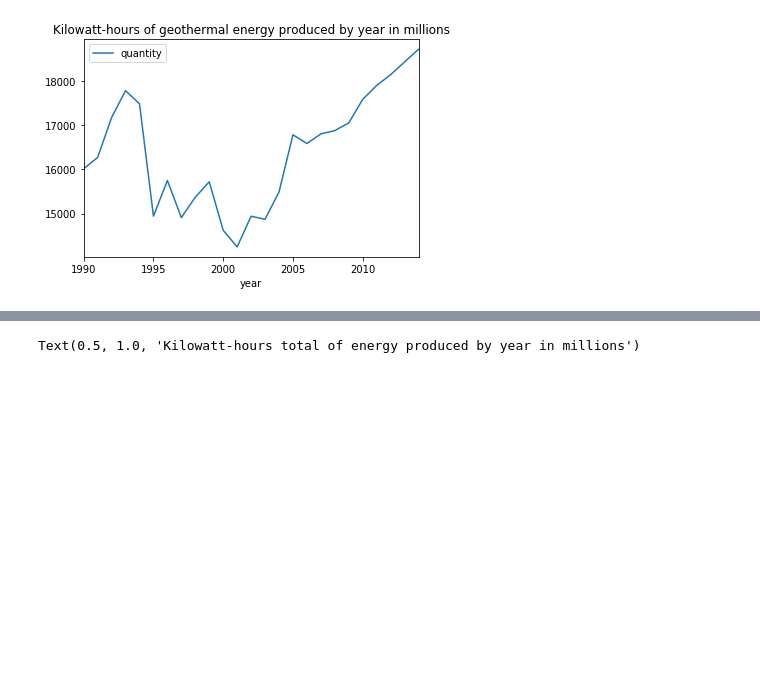
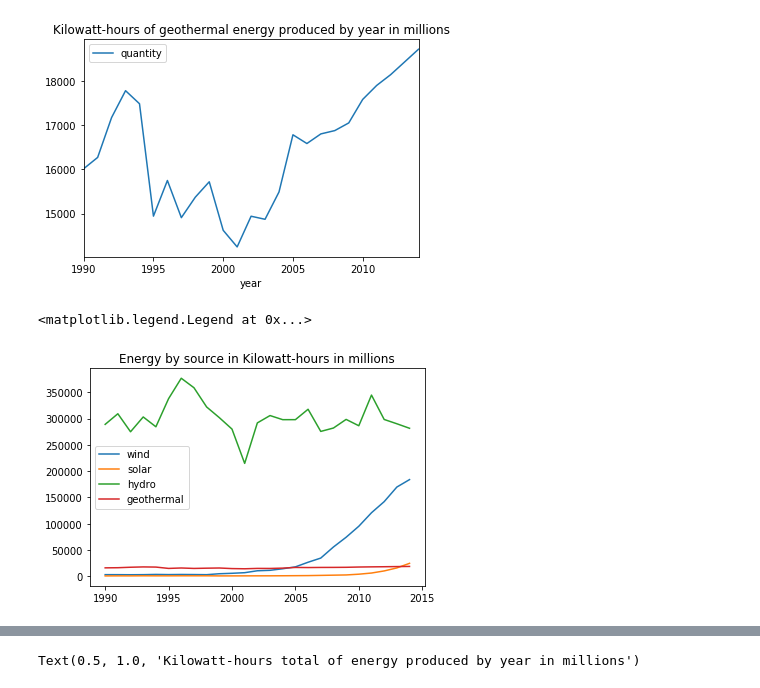
Before and after one commit to Bourbonplaytime/Renewable_energy, a Jupyter notebook: Renewable_energy.ipynb, the cells around one changed output, grey strips where cells are left out. Cells and saved outputs as stored; diff of their text form; code cells hidden in the pictures; blank space fills up the shorter version.

Commit message:
Plotted 4 sources wind, solar, hydro, and geothermal on one chart

```diff
--- a/Renewable_energy.ipynb
+++ b/Renewable_energy.ipynb
@@ -164,6 +164,23 @@ plt.title("Kilowatt-hours of geothermal energy produced by year in millions")
 # %% [output]
 Text(0.5, 1.0, 'Kilowatt-hours of geothermal energy produced by year in millions')
 [figure]
+# %%
+plt.subplots()
+
+plt.plot(wind_results['year'], wind_results['quantity'])
+
+plt.plot(sol_results['year'], sol_results['quantity'])
+
+plt.plot(hyd_results['year'], hyd_results['quantity'])
+
+plt.plot(geo_results['year'], geo_results['quantity'])
+
+plt.title("Energy by source in Kilowatt-hours in millions")
+
+plt.legend(['wind', 'solar', 'hydro', 'geothermal'])
+# %% [output]
+<matplotlib.legend.Legend at 0x...>
+[figure, added]
 # %%
 tot_query = 'SELECT * FROM Energy WHERE commodity_transaction="Electricity - net production";'
 
```
Also changed, not shown: parts of 1 cell of this notebook.
